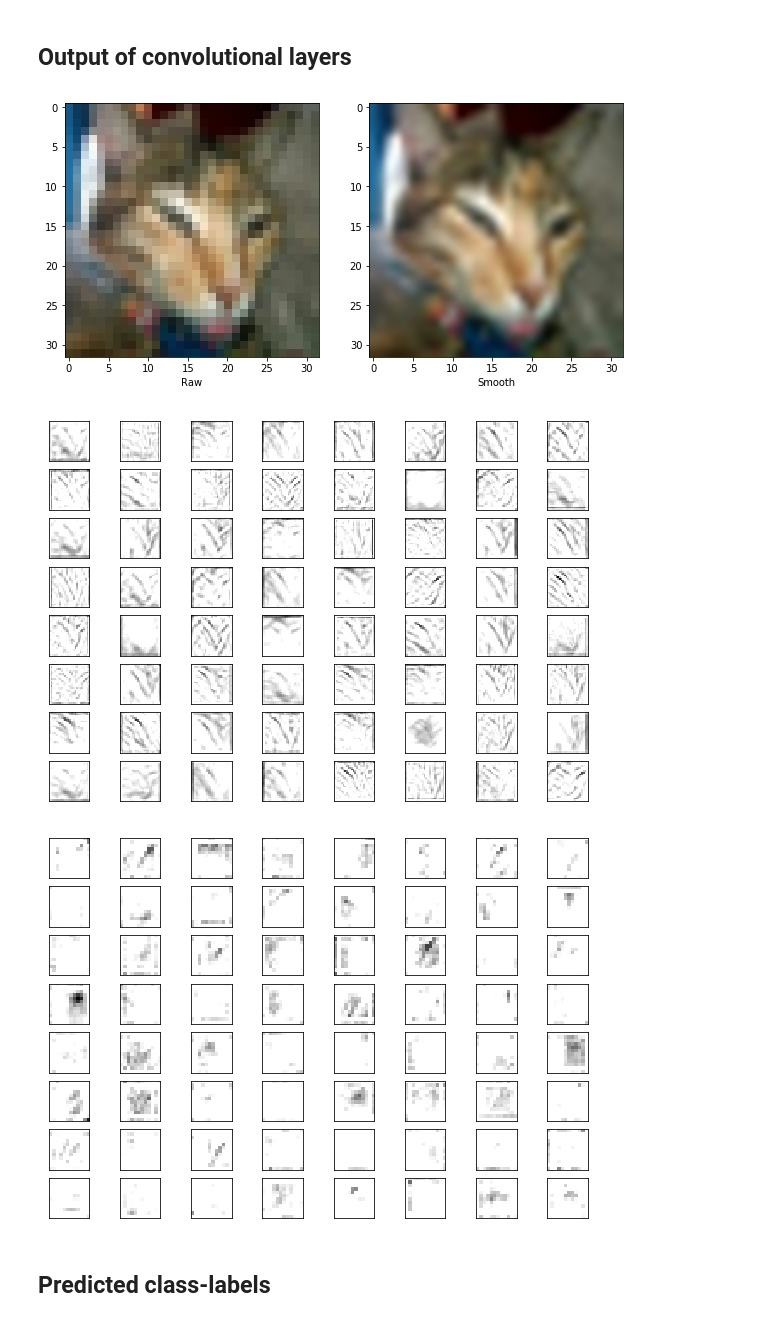
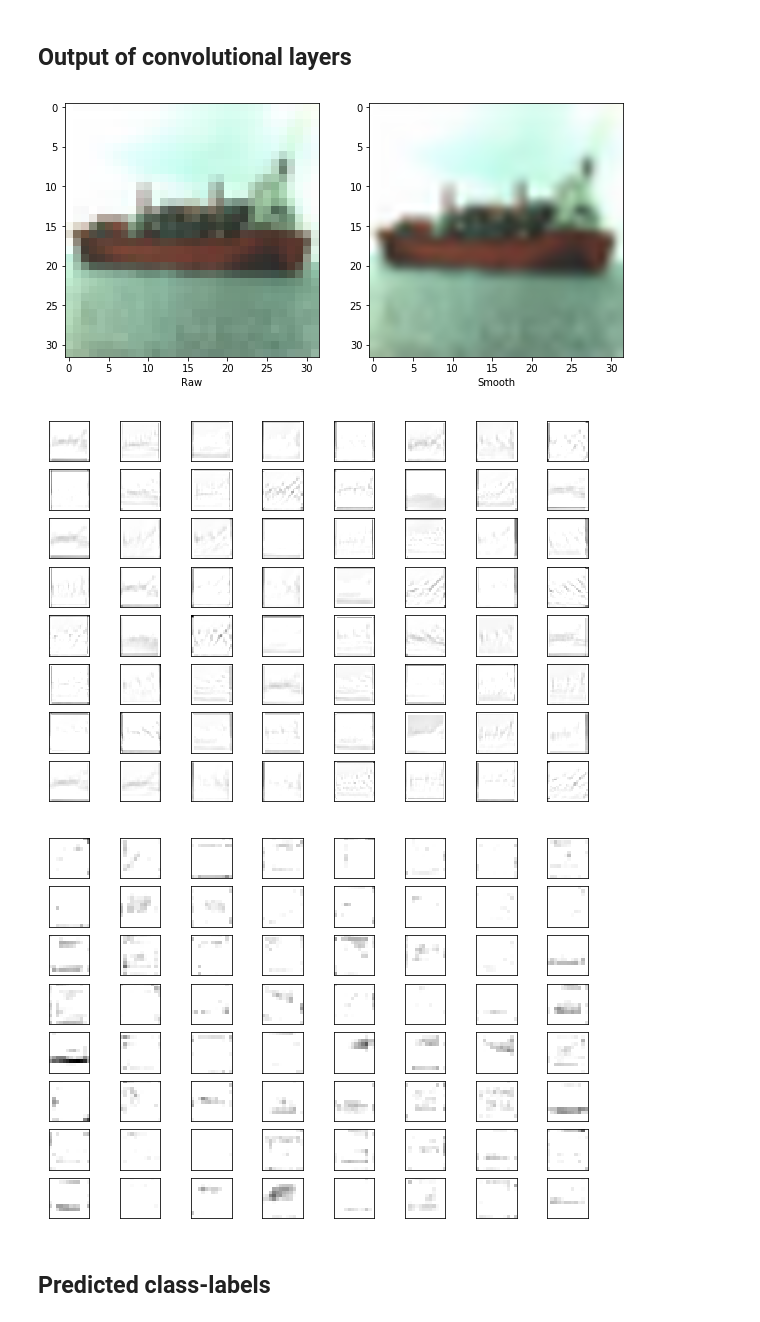
Before and after one commit to khvorov/tf-learn, a Jupyter notebook: cifar-10.ipynb, the cells around one changed output. Cells and saved outputs as stored; diff of their text form; code cells hidden in the pictures.

```diff
--- a/cifar-10.ipynb
+++ b/cifar-10.ipynb
@@ -540,18 +544,18 @@ def plot_image(image):
 
     plt.show()
 # %%
-img, cls = get_test_image(256)
+img, cls = get_test_image(1891)
 plot_image(img)
 # %% [output]
-[figure, old version]
+[figure, new version]
 # %%
 plot_layer_output(output_conv1, image=img)
 # %% [output]
-[figure, old version]
+[figure, new version]
 # %%
 plot_layer_output(output_conv2, image=img)
 # %% [output]
-[figure, old version]
+[figure, new version]
 # %%
 #plot_layer_output(output_conv3, image=img)
 # %% [markdown]
```
Also changed, not shown: parts of 9 cells of this notebook.
